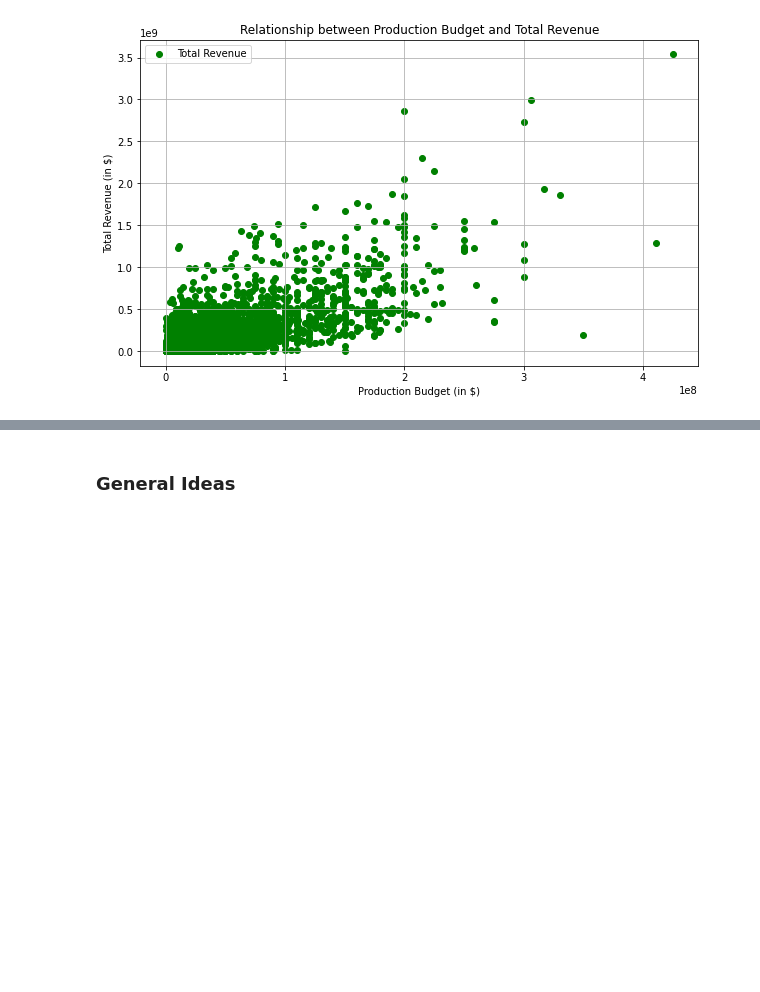
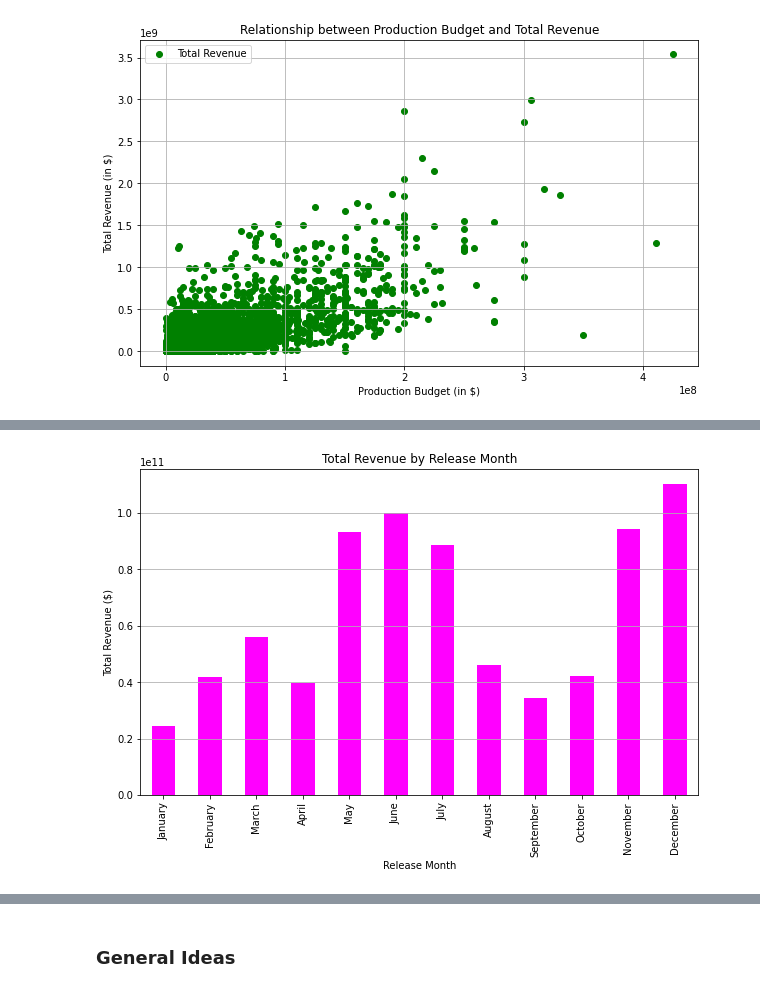
Before and after one commit to JulieMusangi/Film-Performance-Insights, a Jupyter notebook: analysis.ipynb, the cells around one changed output, grey strips where cells are left out. Drawn from its saved outputs; the diff is of its cells as text; code cells hidden in the pictures; blank space fills up the shorter version.

```diff
--- a/analysis.ipynb
+++ b/analysis.ipynb
@@ -532,0 +539,21 @@ plt.grid(True)
+# %%
+#Change the release_date column to datetime and obtain the month
+df3['release_month'] = pd.to_datetime(df3['release_date']).dt.month
+
+# Calculate total revenue per month
+total_revenue_by_month = df3.groupby('release_month')['total_revenue'].sum()
+
+#Map month number to month name for better visualization
+month_names = {1: 'January', 2: 'February', 3: 'March', 4: 'April', 5: 'May', 6: 'June', 7: 'July', 8: 'August', 9: 'September', 10: 'October', 11: 'November', 12: 'December'}
+total_revenue_by_month.index = total_revenue_by_month.index.map(month_names)
+
+# Plot release date per month against total revenue
+plt.figure(figsize=(10, 6))
+total_revenue_by_month.plot(kind='bar', color='magenta')
+plt.title('Total Revenue by Release Month')
+plt.xlabel('Release Month')
+plt.ylabel('Total Revenue ($)')
+plt.grid(axis='y')
+plt.show()
+# %% [output]
+[figure, added]
```
Also changed, not shown: parts of 9 cells of this notebook.
